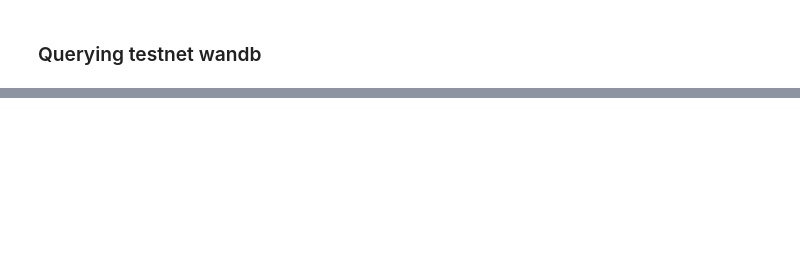
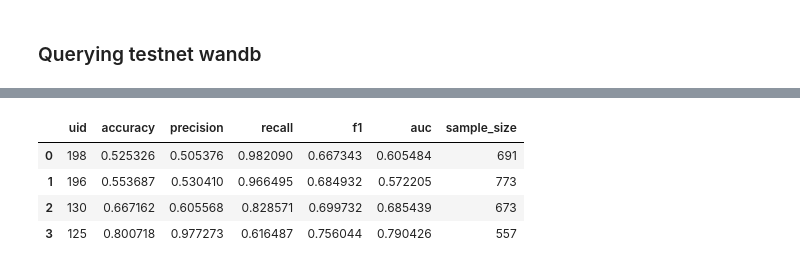
Before and after one commit to BitMind-AI/bitmind-utils, a Jupyter notebook: wandb_data/wandb_miner_performance.ipynb, the cells around one changed output, grey strips where cells are left out. Saved outputs shown, nothing was run; the diff lists cells and outputs as text; code cells hidden in the pictures; blank space fills up the shorter version.

```diff
--- a/wandb_data/wandb_miner_performance.ipynb
+++ b/wandb_data/wandb_miner_performance.ipynb
@@ -159,9 +61,12 @@ predictions: {0: 0.00221941}
 # %% [markdown]
 ### Querying testnet wandb
 # %%
-api = wandb.Api()
-project = "bitmind" # testnet wandb project name
+project = "bitmind"  # mainnet wandb project name
 entity = "bitmindai"
+validator_run_name = 'validator-39-1.2.0'
+start_dt = '2024-10-19T16:09:49'
+# start_dt = formatted_ts_from_epoch(1729494162)
+end_dt = None
 
-# must run `wandb login` and provide your W&B api key when prompted
-runs = api.runs(f"{entity}/{project}")
+miner_uid = None
+print(f'Querying data for uid {miner_uid} starting at {start_dt}')
@@ -168,11 +75,3 @@ runs = api.runs(f"{entity}/{project}")
 # %%
-metrics_df, fake_image_preds = compute_miner_performance(
-    runs,
-    miner_uid=113,  # example uid
-    start_ts=1726500796,  # example timestamp
-    end_ts=None,
-    download_fake_images=True,
-    validator_run_name='validator-39-1.1.0')  # to limit your results to a trusted source (our validator)
-
-metrics_df
+runs = get_wanbd_runs(entity, project, start_dt, end_dt, validator_run_name)
 # %% [output]
@@ -180,0 +79,16 @@ metrics_df
+# %%
+metrics_df, fake_image_preds = compute_miner_performance(
+    runs,
+    miner_uid=miner_uid,  # example uid
+    start_ts=epoch_from_formatted_ts(start_dt),
+    end_ts=epoch_from_formatted_ts(end_dt),
+    validator_run_name=validator_run_name,
+    download_fake_images=True)
+
+display(metrics_df)
+# %% [output]
+|  | uid | accuracy | precision | recall | f1 | auc | sample_size |
+| 0 | 198 | 0.525326 | 0.505376 | 0.982090 | 0.667343 | 0.605484 | 691 |
+| 1 | 196 | 0.553687 | 0.530410 | 0.966495 | 0.684932 | 0.572205 | 773 |
+| 2 | 130 | 0.667162 | 0.605568 | 0.828571 | 0.699732 | 0.685439 | 673 |
+| 3 | 125 | 0.800718 | 0.977273 | 0.616487 | 0.756044 | 0.790426 | 557 |
```
Also changed, not shown: parts of 9 cells of this notebook, 4 other files.
